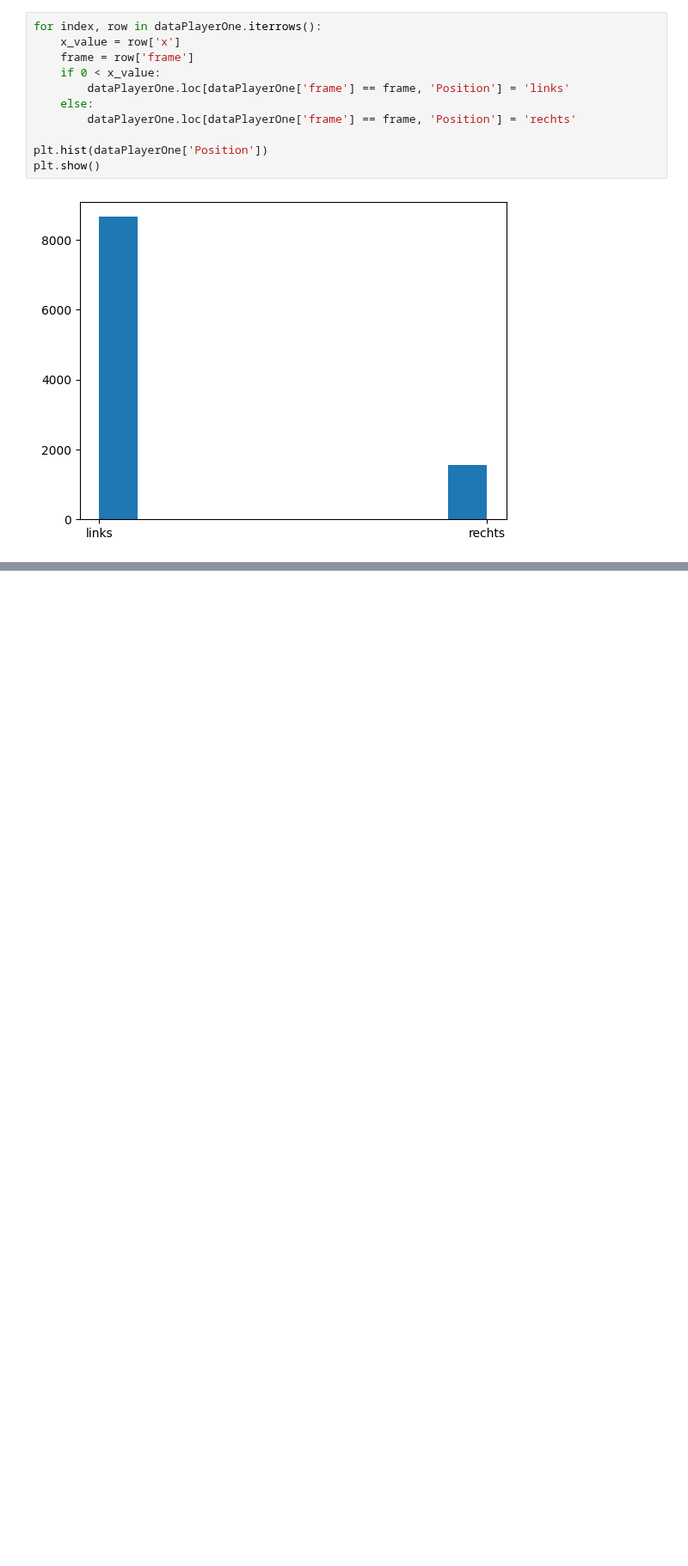
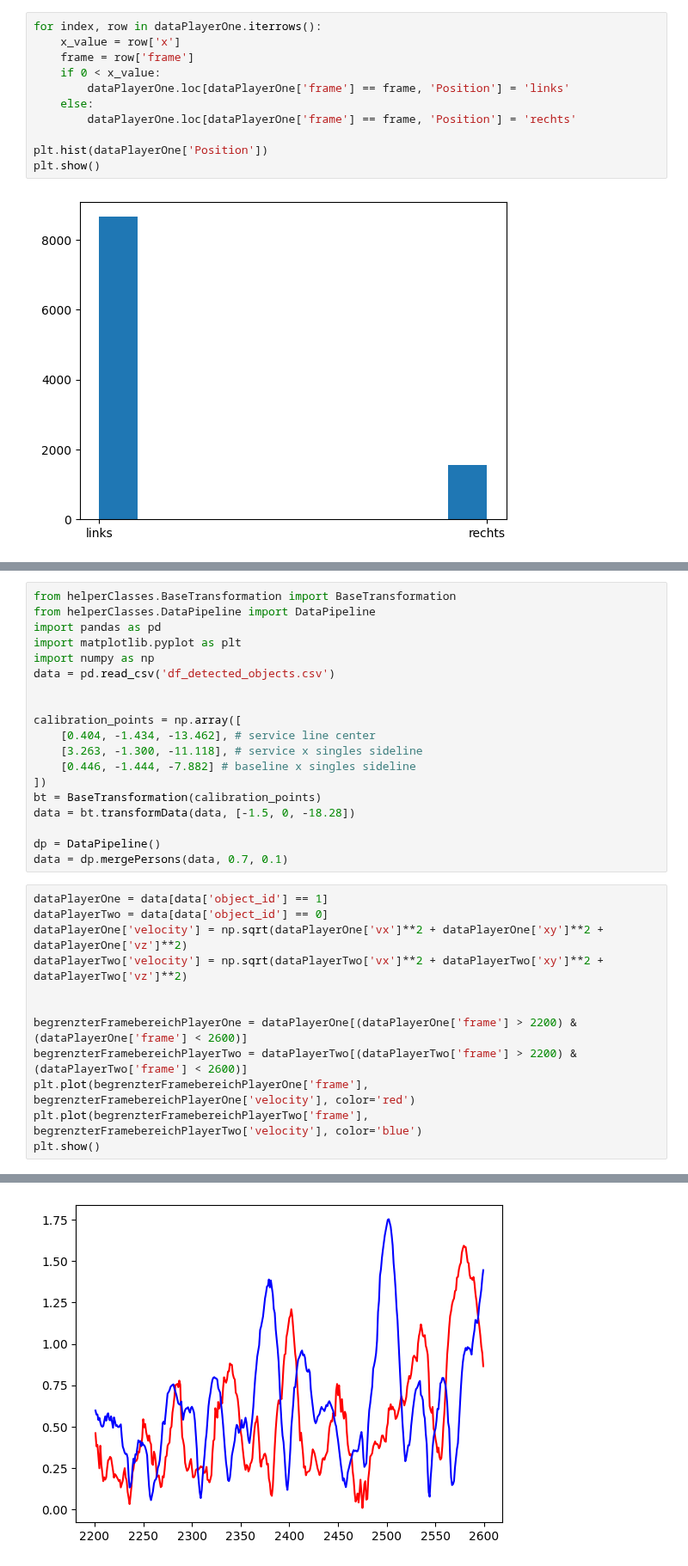
Before and after one commit to fhnw-ds/fhnw-cda2-tennis-analysis, a Jupyter notebook: field_analysis.ipynb, the cells around one changed output, grey strips where cells are left out. Shown at 86% size. Drawn from its saved outputs; the diff is of its cells as text; blank space fills up the shorter version.

```diff
--- a/field_analysis.ipynb
+++ b/field_analysis.ipynb
@@ -297,0 +331,32 @@ plt.show()
+# %%
+from helperClasses.BaseTransformation import BaseTransformation
+from helperClasses.DataPipeline import DataPipeline
+import pandas as pd
+import matplotlib.pyplot as plt
+import numpy as np
+data = pd.read_csv('df_detected_objects.csv')
+
+
+calibration_points = np.array([
+    [0.404, -1.434, -13.462], # service line center
+    [3.263, -1.300, -11.118], # service x singles sideline
+    [0.446, -1.444, -7.882] # baseline x singles sideline
+])
+bt = BaseTransformation(calibration_points)
+data = bt.transformData(data, [-1.5, 0, -18.28])
+
+dp = DataPipeline()
+data = dp.mergePersons(data, 0.7, 0.1)
+# %%
+dataPlayerOne = data[data['object_id'] == 1]
+dataPlayerTwo = data[data['object_id'] == 0]
+dataPlayerOne['velocity'] = np.sqrt(dataPlayerOne['vx']**2 + dataPlayerOne['xy']**2 + dataPlayerOne['vz']**2)
+dataPlayerTwo['velocity'] = np.sqrt(dataPlayerTwo['vx']**2 + dataPlayerTwo['xy']**2 + dataPlayerTwo['vz']**2)
+
+
+begrenzterFramebereichPlayerOne = dataPlayerOne[(dataPlayerOne['frame'] > 2200) & (dataPlayerOne['frame'] < 2600)]
+begrenzterFramebereichPlayerTwo = dataPlayerTwo[(dataPlayerTwo['frame'] > 2200) & (dataPlayerTwo['frame'] < 2600)]
+plt.plot(begrenzterFramebereichPlayerOne['frame'], begrenzterFramebereichPlayerOne['velocity'], color='red')
+plt.plot(begrenzterFramebereichPlayerTwo['frame'], begrenzterFramebereichPlayerTwo['velocity'], color='blue')
+plt.show()
+# %% [output]
@@ -297,0 +373 @@ plt.show()
+[figure, added]
```
Also changed, not shown: parts of 6 cells of this notebook.
